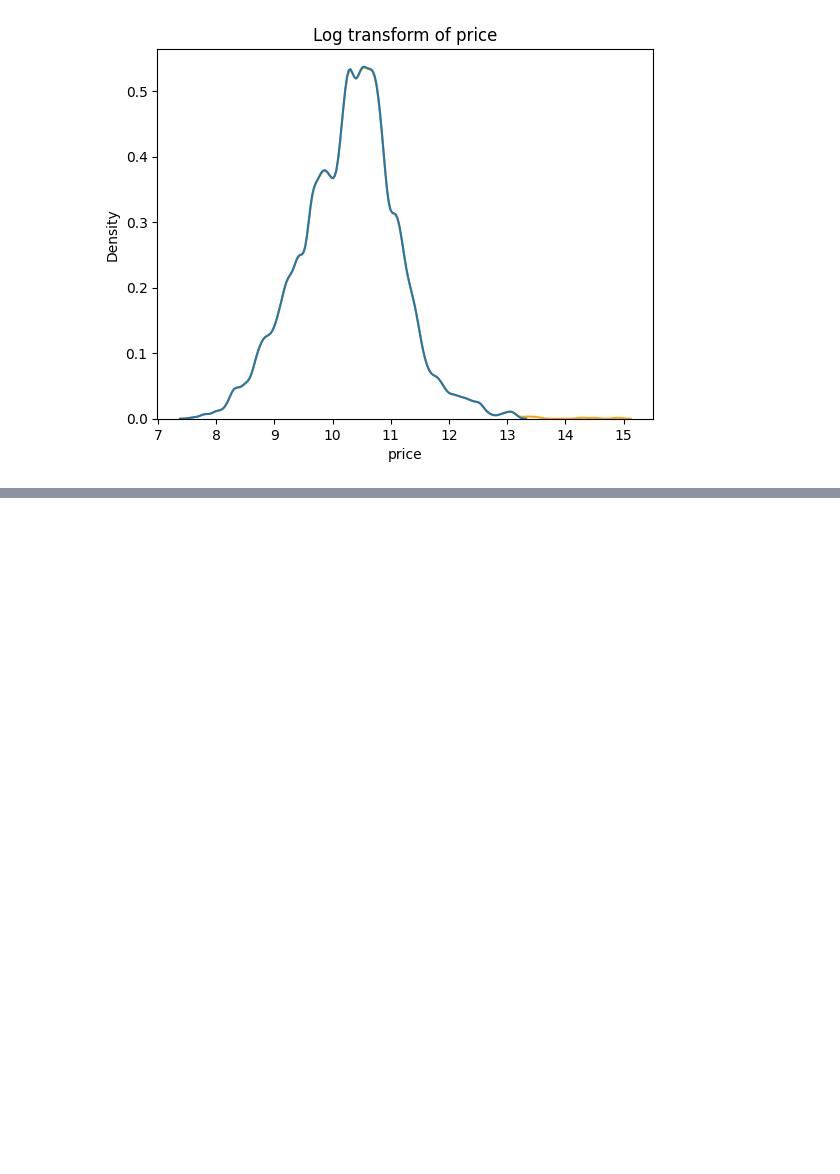
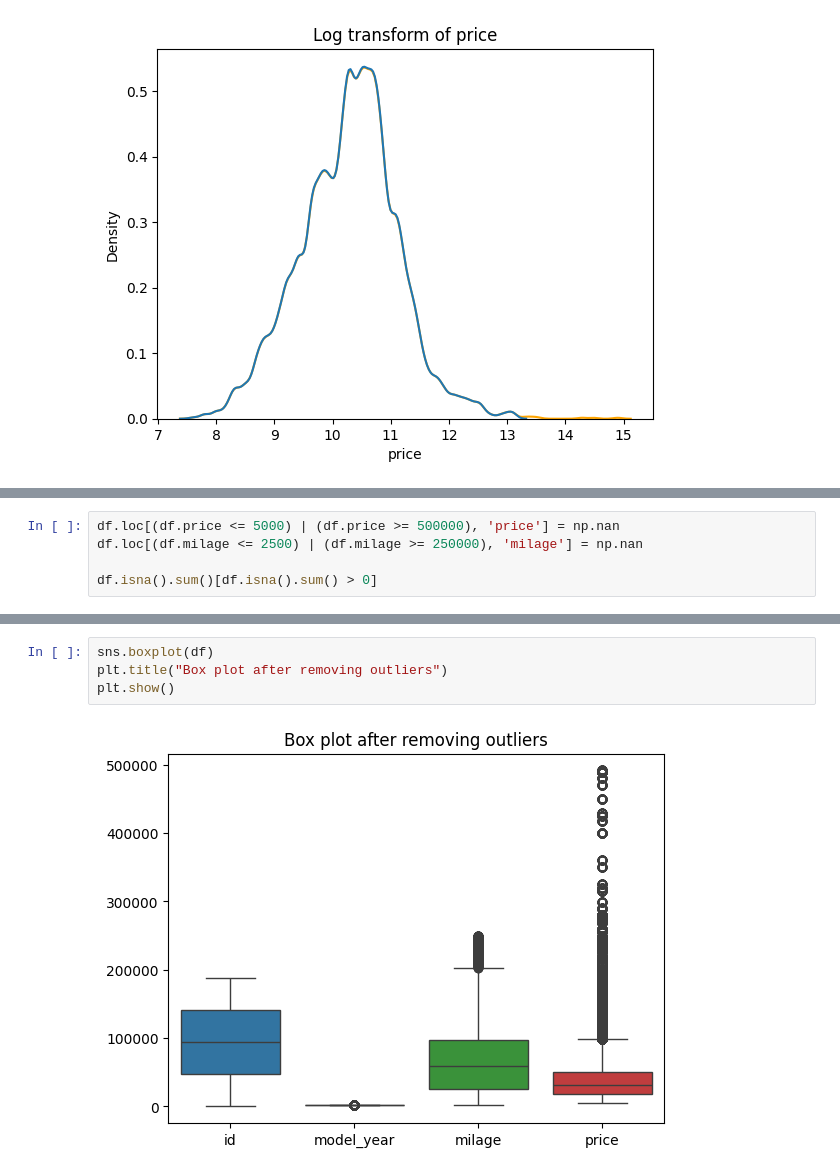
Before and after one commit to Harsh-Agarwals/packaged-ml-model, a Jupyter notebook: model_script.ipynb, the cells around one changed output, grey strips where cells are left out. Saved outputs shown, nothing was run; the diff lists cells and outputs as text; blank space fills up the shorter version.

```diff
--- a/model_script.ipynb
+++ b/model_script.ipynb
@@ -895,0 +1009,5 @@ plt.show()
+# %%
+df.loc[(df.price <= 5000) | (df.price >= 500000), 'price'] = np.nan
+df.loc[(df.milage <= 2500) | (df.milage >= 250000), 'milage'] = np.nan
+
+df.isna().sum()[df.isna().sum() > 0]
@@ -895,0 +1041,6 @@ plt.show()
+# %%
+sns.boxplot(df)
+plt.title("Box plot after removing outliers")
+plt.show()
+# %% [output]
+[figure, added]
```
Also changed, not shown: parts of 58 cells of this notebook, 2 other files.
